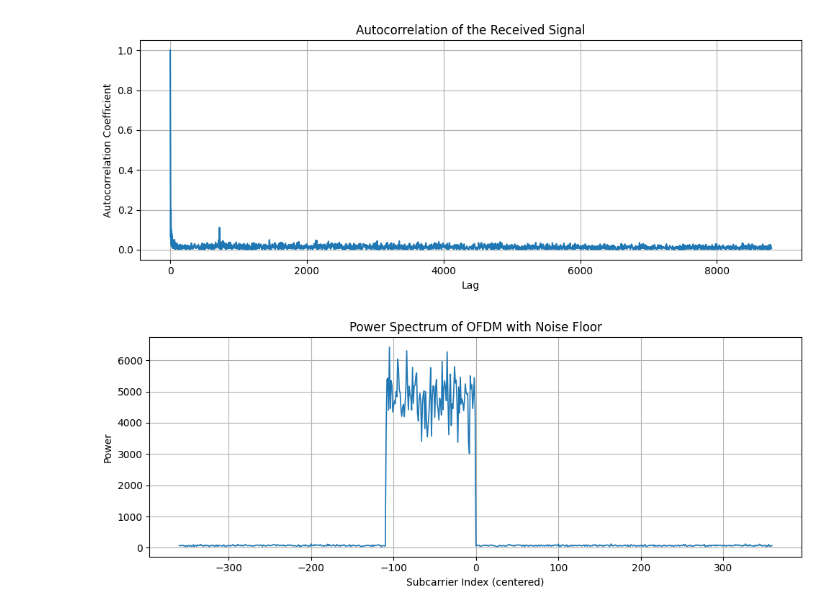
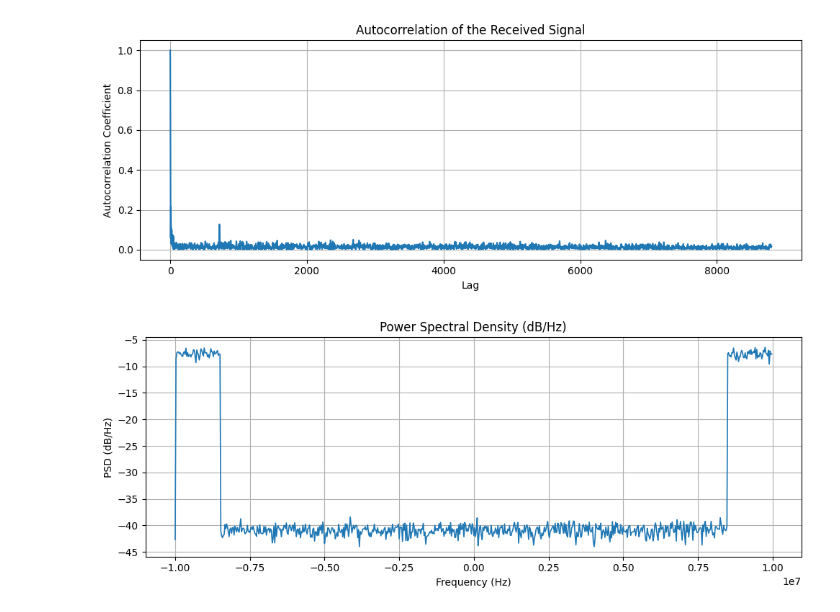
Before and after one commit to hamed-h98/5G_projects, a Jupyter notebook: OFDM_QAM/OFDM_QAM_TX_RX.ipynb, the cells around one changed output. Drawn from its saved outputs; the diff is of its cells as text; code cells hidden in the pictures.

Commit message:
update OFDM_QAM

```diff
--- a/OFDM_QAM/OFDM_QAM_TX_RX.ipynb
+++ b/OFDM_QAM/OFDM_QAM_TX_RX.ipynb
@@ -379,7 +387,7 @@ def add_noise_and_pad(ofdm_signal, noise_snr_db=35, left_pad=600, right_pad=1000
 
     return final_signal
 # %%
-final_signal = add_noise_and_pad(ofdm_signal, noise_snr_db=10, left_pad=600, right_pad=1000)
+final_signal = add_noise_and_pad(ofdm_signal, noise_snr_db=25, left_pad=600, right_pad=1000)
 # %% [markdown]
 ### Visualization
 # %%
@@ -408,8 +416,8 @@ def ofdm_demodulate(ofdm_signal_noisy, ifft_size, cp_length):
 # %%
 full_power, X_fft, power_matrix = ofdm_demodulate(
     ofdm_signal_noisy=final_signal[600:-1000],  # remove the noise padding before/after
-    ifft_size=720,
-    cp_length=80
+    ifft_size=ifft_size,
+    cp_length=cp_length
 )
 # %%
 plt.figure(1)
@@ -478,28 +486,41 @@ plot_autocorrelation(final_signal)
 # %% [output]
 [figure]
 # %%
-def plot_symmetric_power_spectrum(power_matrix, ifft_size):
-    # Step 1: Average over all OFDM symbols
-    avg_power = np.mean(power_matrix, axis=0)           # shape: (ifft_size,)
-    avg_power_shifted = np.fft.fftshift(avg_power)      # shift DC to center
+import numpy as np
+import matplotlib.pyplot as plt
 
-    # Step 2: Frequency axis symmetric around 0
-    half = ifft_size // 2
-    freq_axis = np.arange(-half, half)
+def plot_psd_strictly_symmetric(power_matrix, ifft_size, fs=1.0):
+    """
+    Plot PSD with guaranteed symmetry around 0 Hz.
+    """
+    # Step 1: Average power over OFDM symbols
+    avg_power = np.mean(power_matrix, axis=0)
 
-    # Step 3: Plot
+    # Step 2: Shift power so DC is centered
+    psd_shifted = np.fft.fftshift(avg_power) / (fs / ifft_size)
+    psd_db = 10 * np.log10(psd_shifted + 1e-12)
+
+    # Step 3: Create symmetric frequency axis (avoids asymmetry from fftfreq)
+    if ifft_size % 2 == 0:
+        # Even size
+        freq_axis = np.linspace(-fs/2, fs/2, ifft_size, endpoint=False)
+    else:
+        # Odd size: ensure 0 Hz is centered
+        freq_axis = np.linspace(-fs/2, fs/2, ifft_size)
+
+    # Step 4: Plot
     plt.figure(figsize=(10, 4))
-    plt.plot(freq_axis, avg_power_shifted, linewidth=1.2)
-    plt.title('Symmetric Power Spectrum of OFDM')
-    plt.xlabel('Subcarrier Index (centered)')
-    plt.ylabel('Power')
+    plt.plot(freq_axis, psd_db, linewidth=1.2)
+    plt.title('Power Spectral Density (dB/Hz)')
+    plt.xlabel('Frequency (Hz)')
+    plt.ylabel('PSD (dB/Hz)')
     plt.grid(True)
     plt.tight_layout()
     plt.show()
 # %%
-plot_average_power_spectrum(full_power, ifft_size=720)
+plot_psd_strictly_symmetric(power_matrix, ifft_size=720, fs=20e6)
 # %% [output]
-[figure, old version]
+[figure, new version]
 # %%
 def plot_constellation(X_fft, active_subcarriers):
     # Step 1: Extract symbols from active subcarriers (avoid DC, guard bands)
```
Also changed, not shown: parts of 10 cells of this notebook, 2 other files.
